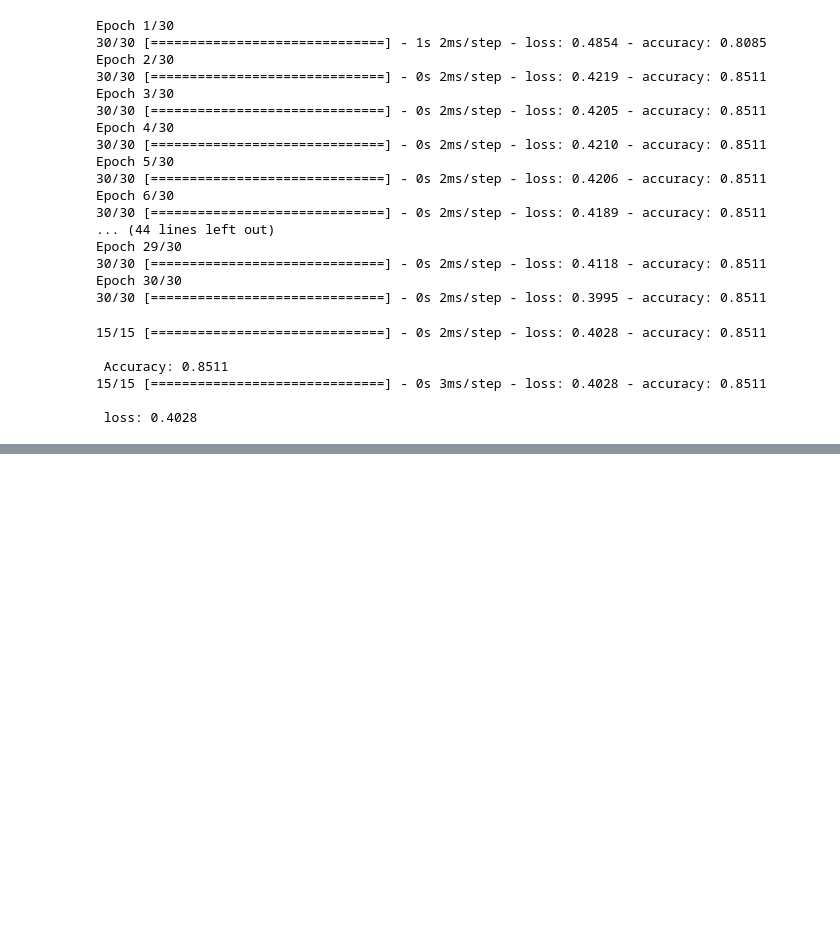
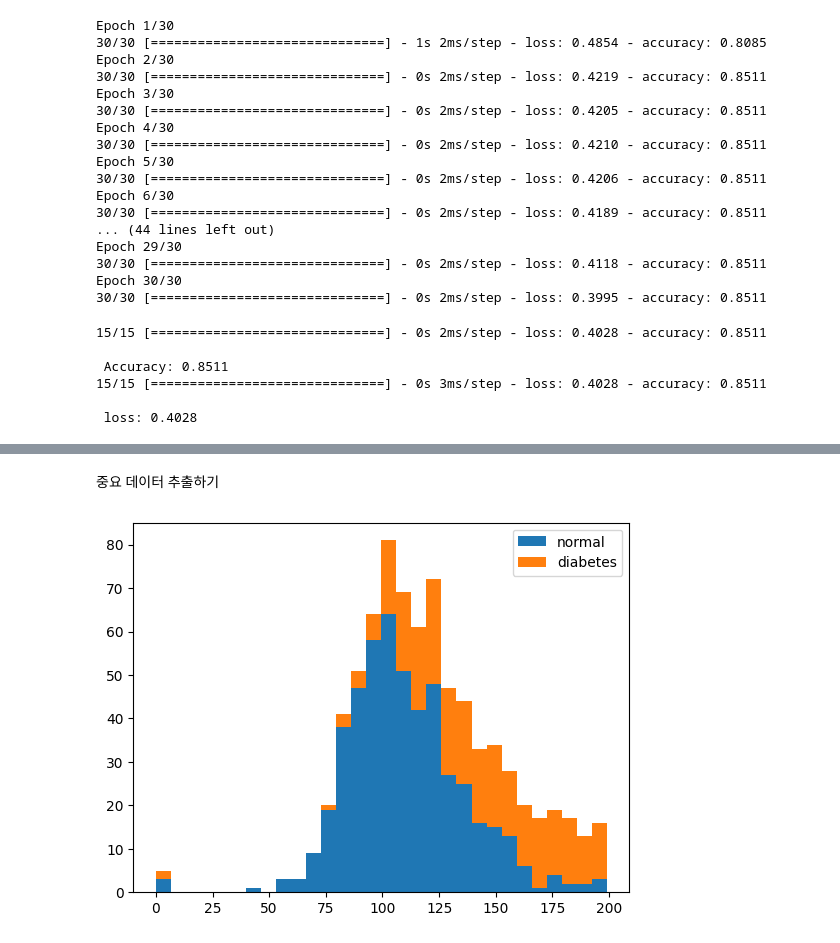
Before and after one commit to Minhyeok-kimm/TIL, a Jupyter notebook: ML_DL/class_deeplearning.ipynb, the cells around one changed output, grey strips where cells are left out. Drawn from its saved outputs; the diff is of its cells as text; code cells hidden in the pictures; blank space fills up the shorter version.

```diff
--- a/ML_DL/class_deeplearning.ipynb
+++ b/ML_DL/class_deeplearning.ipynb
@@ -303,0 +366,13 @@ print('\n loss: %.4f' %(model.evaluate(X, y)[0]))
+# %% [markdown]
+중요 데이터 추출하기
+# %%
+import warnings
+warnings.filterwarnings('ignore')
+
+# plasma를 기준으로 각각 정상과 당뇨가 어느 정도 비율로 분포
+plt.hist(x=[df.plasma[df.diabetes==0], df.plasma[df.diabetes==1]], bins=30,
+         histtype='barstacked', label=['normal', 'diabetes'])
+plt.legend()
+plt.show()
+# %% [output]
+[figure, added]
```
Also changed, not shown: parts of 45 cells of this notebook, 1 other file.
